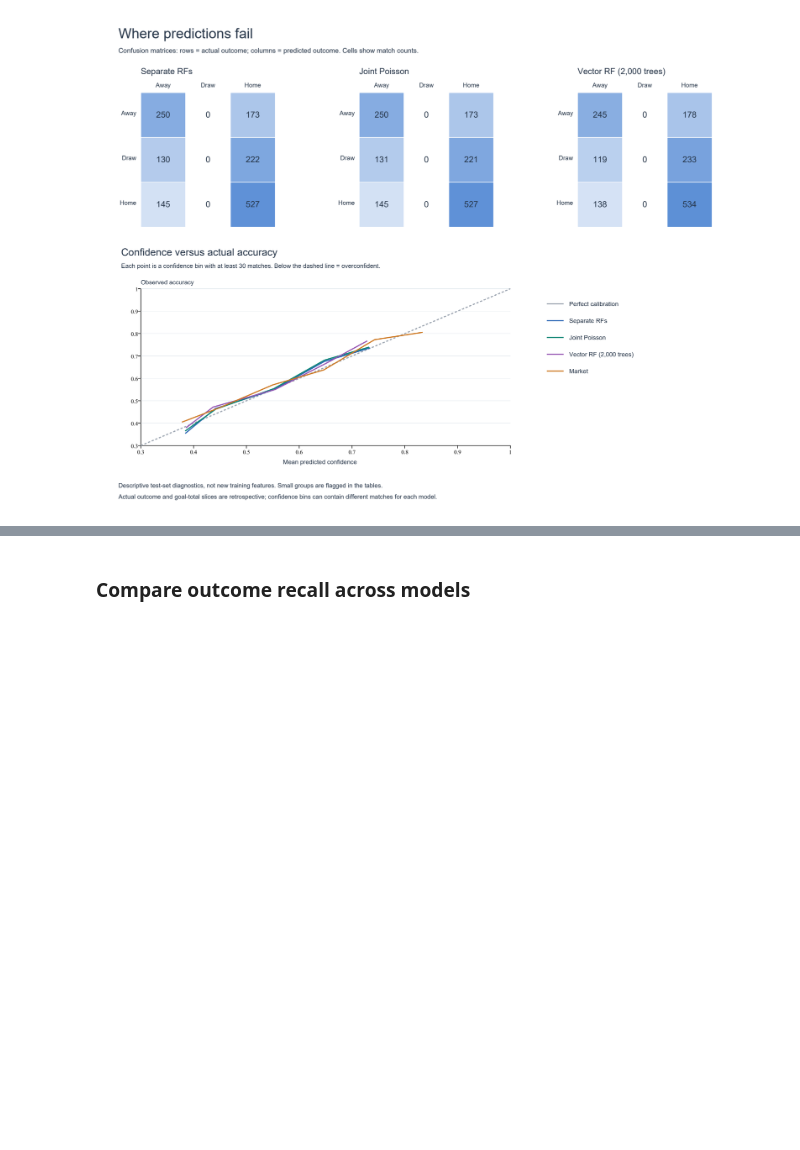
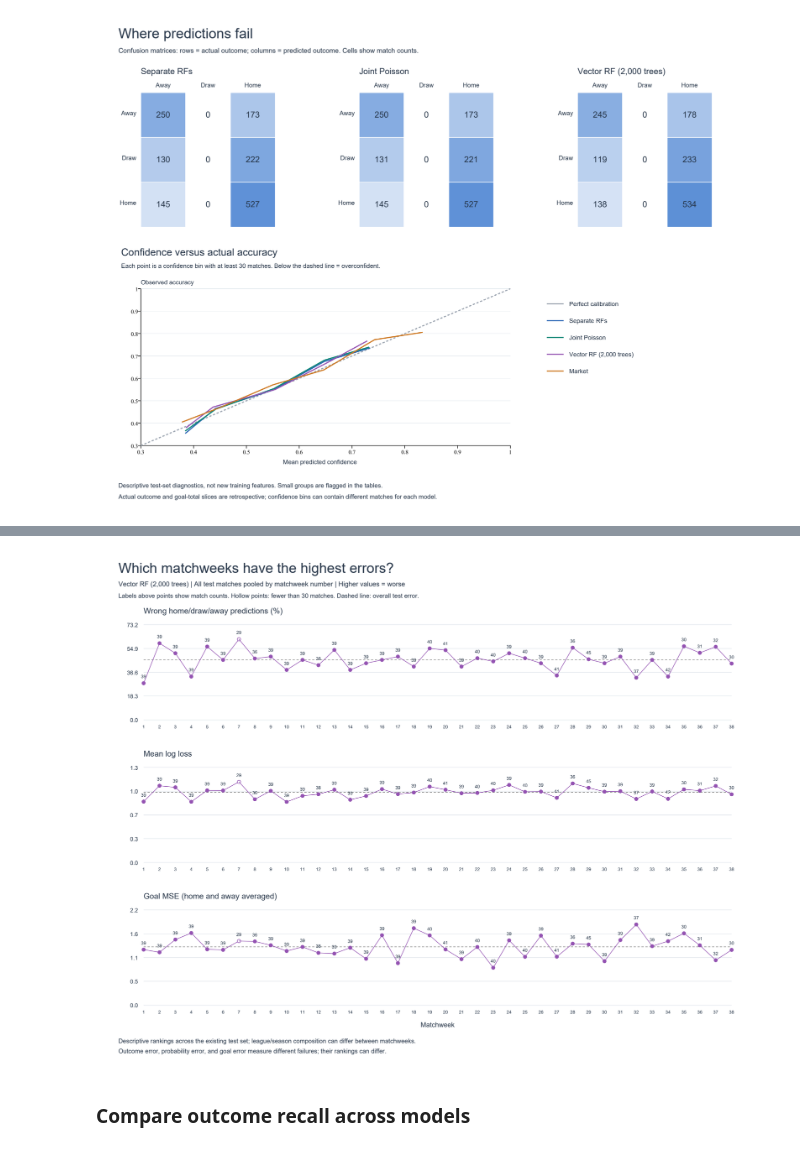
Before and after one commit to YuvalRubinstein99/Football-stats-project, a Jupyter notebook: notebooks/prediction_bivariate.ipynb, the cells around one changed output, grey strips where cells are left out. Saved outputs shown, nothing was run; the diff lists cells and outputs as text; code cells hidden in the pictures; blank space fills up the shorter version.

```diff
--- a/notebooks/prediction_bivariate.ipynb
+++ b/notebooks/prediction_bivariate.ipynb
@@ -261,3 +279,9 @@ display(error_slices.loc[error_slices.model == ERROR_MODEL, error_columns])
+# %%
+from analyze_matchweeks import main as analyze_matchweeks
+analyze_matchweeks()
+display(Image(filename=str(experiment.OUT / "matchweek_errors.png")))
+# %% [output]
+[figure, added]
 # %% [markdown]
 ### Compare outcome recall across models
 # %%
```
Also changed, not shown: parts of 2 cells of this notebook, 11 other files.
